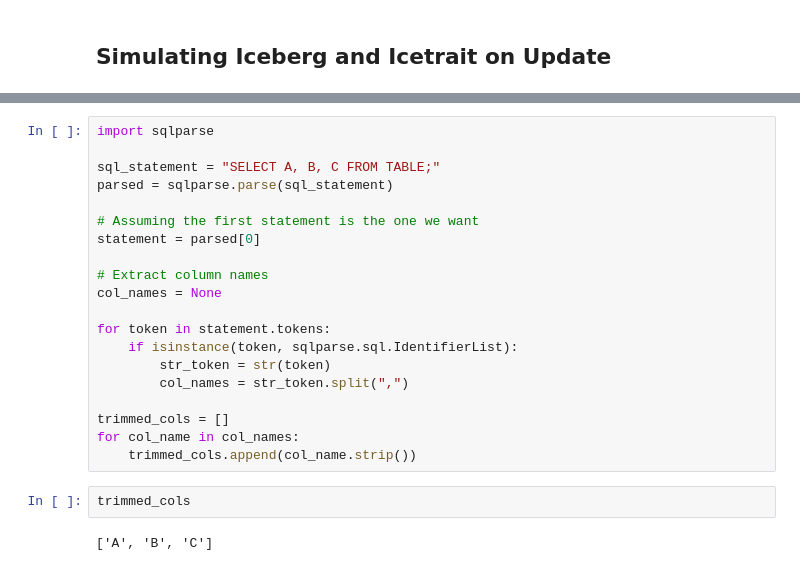
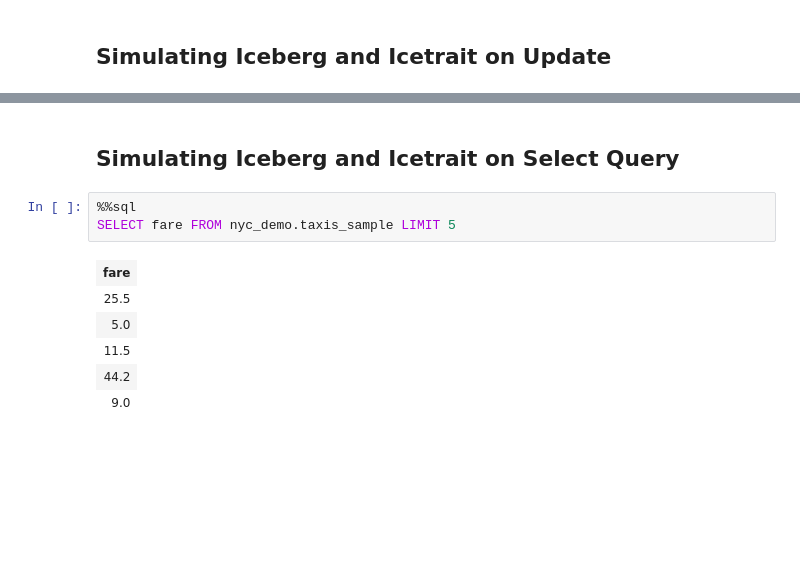
Before and after one commit to vibhatha/docker-spark-iceberg, a Jupyter notebook: spark/notebooks/icetrait_schema_evolution.ipynb, the cells around one changed output, grey strips where cells are left out. Drawn from its saved outputs; the diff is of its cells as text; blank space fills up the shorter version.

```diff
--- a/spark/notebooks/icetrait_schema_evolution.ipynb
+++ b/spark/notebooks/icetrait_schema_evolution.ipynb
@@ -524,24 +252,12 @@ iceberg_table.scan(selected_fields=["fare"]).to_pandas()
-# %%
-import sqlparse
-
-sql_statement = "SELECT A, B, C FROM TABLE;"
-parsed = sqlparse.parse(sql_statement)
-
-# Assuming the first statement is the one we want
-statement = parsed[0]
-
-# Extract column names
-col_names = None
-
-for token in statement.tokens:
-    if isinstance(token, sqlparse.sql.IdentifierList):
-        str_token = str(token)
-        col_names = str_token.split(",")
-
-trimmed_cols = []
-for col_name in col_names:
-    trimmed_cols.append(col_name.strip())
-# %%
-trimmed_cols
-# %% [output]
-['A', 'B', 'C']
+# %% [markdown]
+## Simulating Iceberg and Icetrait on Select Query
+# %%
+%%sql
+SELECT fare FROM nyc_demo.taxis_sample LIMIT 5
+# %% [output]
+| fare |
+| 25.5 |
+| 5.0 |
+| 11.5 |
+| 44.2 |
+| 9.0 |
```
Also changed, not shown: parts of 50 cells of this notebook.
